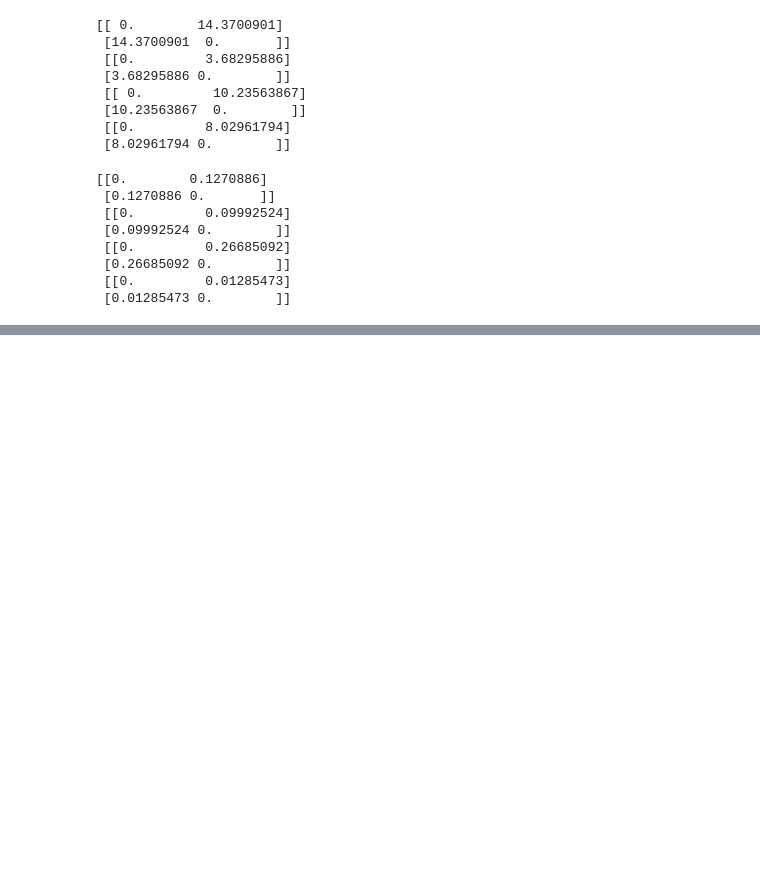
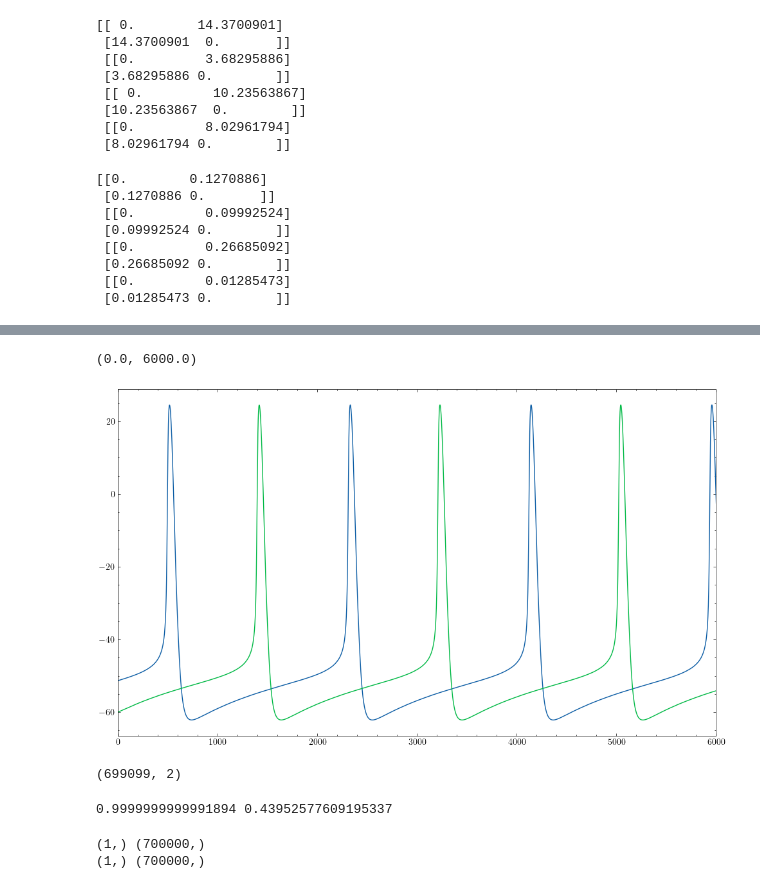
Before and after one commit to Sir-Bip-Bop/Gap-Junction-Coupling-Studies, a Jupyter notebook: synchrony.ipynb, the cells around one changed output, grey strips where cells are left out. Cells and saved outputs as stored; diff of their text form; code cells hidden in the pictures; blank space fills up the shorter version.

```diff
--- a/synchrony.ipynb
+++ b/synchrony.ipynb
@@ -190,0 +221,11 @@ print(van_Rossum_HH/firing_rate_HH, '\n', van_Rossum_IF/firing_rate_IF, '\n', va
+# %%
+#HH
+Isyn = np.zeros(([2 , 2 ]))
+tau = 0.3
+V0 = -60
+n0 = 0.2
+m0 = 0.1
+h0 = 0.6
+order = 5
+k = 0.012
+data_HH, completeHH, matrix_HH = rk_simplemodel_Rossum(dt,t_final,order,[V0,V0],[n0,n0],[m0,m0],[h0,h0],*params_HH,I,Isyn,0,tau)
@@ -190,0 +323,27 @@ print(van_Rossum_HH/firing_rate_HH, '\n', van_Rossum_IF/firing_rate_IF, '\n', va
+# %%
+data_test = data_HH
+data_test[:,1] = data_HH[:,0]
+matrix_test = matrix_HH
+matrix_test[1,:] = matrix_HH[0,:]
+
+a = data_HH[900:len(data_HH)-1,0]
+b = data_HH[0:len(data_HH)-1-900,0]
+
+data_test_tempered = np.vstack((a,b)).T
+
+a = matrix_HH[0,900:len(data_HH)-1].todense()
+b = matrix_HH[0,0:len(data_HH)-1-900].todense()
+
+matrix_test_tempered = np.array(np.vstack((a,b)))
+# %%
+plt.plot(data_test_tempered[:,0])
+plt.plot(data_test_tempered[:,1])
+plt.xlim(0,6000)
+# %% [output]
+(0.0, 6000.0)
+[figure, added]
+# %%
+np.shape(data_test_tempered)
+#np.shape(data_test)
+# %% [output]
+(699099, 2)
@@ -190,0 +353,4 @@ print(van_Rossum_HH/firing_rate_HH, '\n', van_Rossum_IF/firing_rate_IF, '\n', va
+# %%
+print(chi_test,chi_test_bad)
+# %% [output]
+0.9999999999991894 0.43952577609195337
@@ -190,0 +391,8 @@ print(van_Rossum_HH/firing_rate_HH, '\n', van_Rossum_IF/firing_rate_IF, '\n', va
+# %%
+t = np.linspace(0,t_final,int(t_final/dt))
+t_2 = np.linspace(0,699099,int(699099/dt))
+van_Rossum_test = compute_van_Rossum_distance(matrix_test,t,10)
+van_Rossum_test_bad =compute_van_Rossum_distance(matrix_test_tempered,t_2,10)
+# %% [output]
+(1,) (700000,)
+(1,) (700000,)
```
Also changed, not shown: parts of 19 cells of this notebook, 2 other files.
